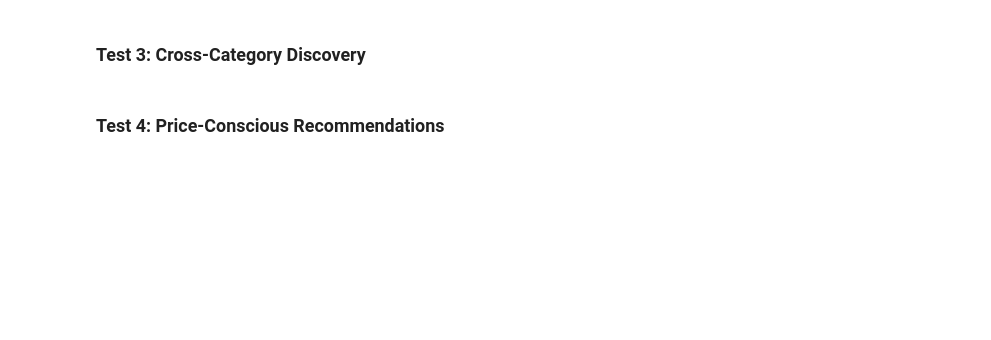
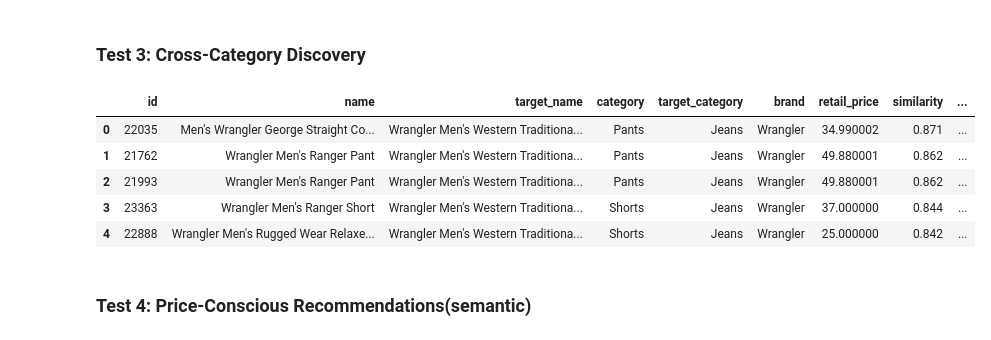
Before and after one commit to AlwaysSany/bigquery-hackathon, a Jupyter notebook: Setup_Table_Analysis_with_Bigquery.ipynb, the cells around one changed output. Saved outputs shown, nothing was run; the diff lists cells and outputs as text; code cells hidden in the pictures; blank space fills up the shorter version.

```diff
--- a/Setup_Table_Analysis_with_Bigquery.ipynb
+++ b/Setup_Table_Analysis_with_Bigquery.ipynb
@@ -219,24 +268,35 @@ LIMIT 8;
 # %%
 %%bigquery
 WITH target AS (
-  SELECT embedding, category as target_category, name as target_name, brand, retail_price
+  SELECT embedding,
+  category as target_category,
+  name as target_name,
+  brand,
+  retail_price
   FROM `bigquery-hackathon-471715.thelook_ecommerce.product_embeddings_clean`
   WHERE id = 21018
 )
 SELECT
   p.id, p.name, t.target_name,
   p.category, t.target_category,
   p.brand, p.retail_price,
   ROUND((1 - COSINE_DISTANCE(t.embedding, p.embedding)), 3) AS similarity,
   CASE WHEN p.category = t.target_category THEN 'Same' ELSE 'Different' END AS category_match
 FROM `bigquery-hackathon-471715.thelook_ecommerce.product_embeddings_clean` p
 CROSS JOIN target t
 WHERE p.id != 21018
   AND p.category != t.target_category
 ORDER BY similarity DESC
-LIMIT 10;
+LIMIT 5;
+# %% [output]
+|  | id | name | target_name | category | target_category | brand | retail_price | similarity | ... |
+| 0 | 22035 | Men's Wrangler George Straight Co... | Wrangler Men's Western Traditiona... | Pants | Jeans | Wrangler | 34.990002 | 0.871 | ... |
+| 1 | 21762 | Wrangler Men's Ranger Pant | Wrangler Men's Western Traditiona... | Pants | Jeans | Wrangler | 49.880001 | 0.862 | ... |
+| 2 | 21993 | Wrangler Men's Ranger Pant | Wrangler Men's Western Traditiona... | Pants | Jeans | Wrangler | 49.880001 | 0.862 | ... |
+| 3 | 23363 | Wrangler Men's Ranger Short | Wrangler Men's Western Traditiona... | Shorts | Jeans | Wrangler | 37.000000 | 0.844 | ... |
+| 4 | 22888 | Wrangler Men's Rugged Wear Relaxe... | Wrangler Men's Western Traditiona... | Shorts | Jeans | Wrangler | 25.000000 | 0.842 | ... |
 # %% [markdown]
-### Test 4: Price-Conscious Recommendations
+### Test 4: Price-Conscious Recommendations(semantic)
 # %%
 %%bigquery
 WITH target AS (
```
Also changed, not shown: parts of 28 cells of this notebook.
